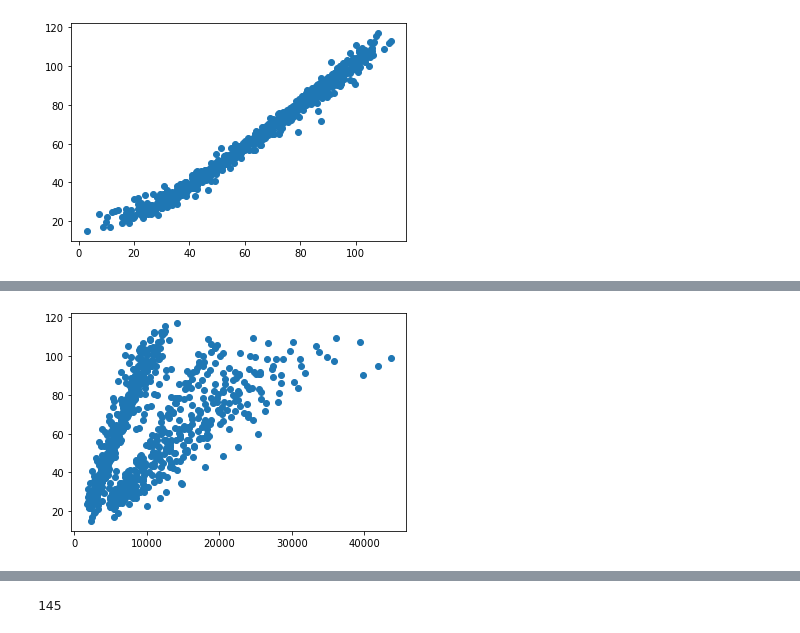
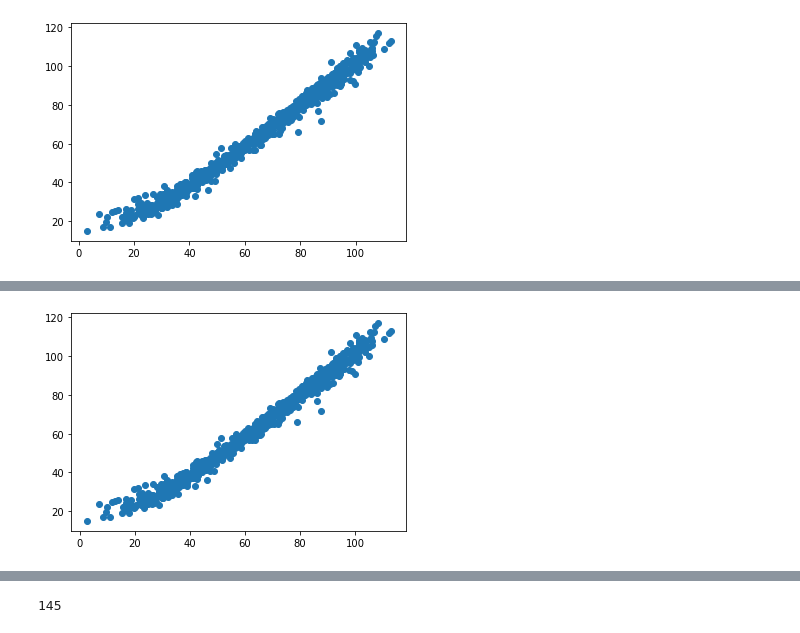
Before and after one commit to G-Licitra/hime, a Jupyter notebook: playground/LMM_methods_random_intercept.ipynb, the cells around one changed output, grey strips where cells are left out. Cells and saved outputs as stored; diff of their text form; code cells hidden in the pictures.

```diff
--- a/playground/LMM_methods.ipynb
+++ b/playground/LMM_methods_random_intercept.ipynb
@@ -396,7 +439,8 @@ else:
 
 # solve opt
 solver = ca.nlpsol("ols", "ipopt", nlp)
-sol = solver(x0=np.zeros(ntheta_fixed + ntheta_random*2))
+sol = solver(x0=np.zeros(ntheta_fixed + ntheta_random))
+# sol = solver(x0=np.zeros(ntheta_fixed + ntheta_random*2))
 
 theta_est = sol["x"]
 
@@ -465,3 +533,12 @@ fitted_values = y[:-3] * np.repeat(results[2:], repeats=6) * results[1] + result
+# %%
+# x.assign(intercept=1).set_index("intercept").reset_index() * results[0:2]
+# x * results[0]
+# np.dot(Z, np.repeat(results[1:], repeats=12)[:-3].reshape(1,-1))
+Zu = np.dot(Z, results[1:])
+# %%
+XB = x * results[0]
+# %%
+fitted_values = XB.add(pd.Series(Zu), axis=0)
 # %%
 _ = plt.scatter(mdf.fittedvalues, data[target])
 # %% [output]
@@ -469,4 +550,4 @@ _ = plt.scatter(mdf.fittedvalues, data[target])
 # %%
-_ = plt.scatter(fitted_values, y[:-3])
+_ = plt.scatter(fitted_values, y)
 # %% [output]
-[figure, old version]
+[figure, new version]
```
Also changed, not shown: parts of 25 cells of this notebook, 4 other files.
